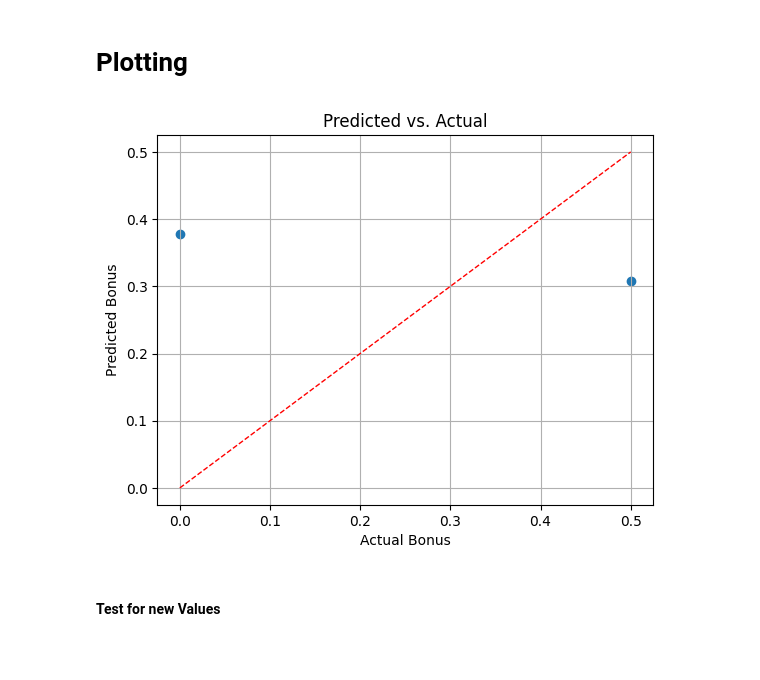
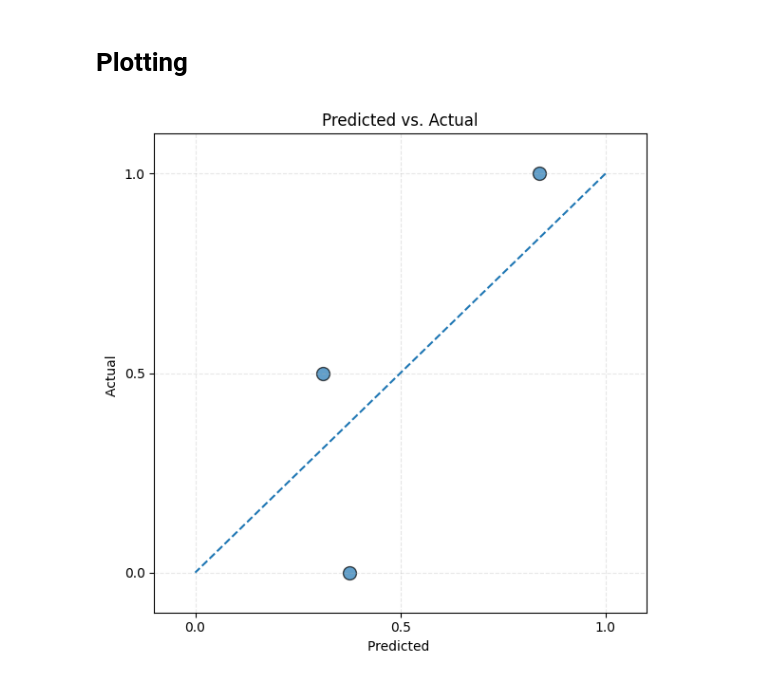
Before and after one commit to skossel/machineLearning, a Jupyter notebook: lernendenvortrag/predict_bonus.ipynb, the cells around one changed output. Saved outputs shown, nothing was run; the diff lists cells and outputs as text; code cells hidden in the pictures; blank space fills up the shorter version.

Commit message:
add bonus prediction

```diff
--- a/lernendenvortrag/predict_bonus.ipynb
+++ b/lernendenvortrag/predict_bonus.ipynb
@@ -41,6 +38,0 @@ print(y)
-# %%
-from sklearn.impute import SimpleImputer
-import numpy as np
-imputer = SimpleImputer(missing_values=np.nan, strategy='mean')
-imputer.fit(X[:, 7:8])
-X[:, 7:8] = np.round(imputer.transform(X[:, 7:8]), 2)
@@ -97,0 +76,6 @@ Matrix of features:
+# %%
+from sklearn.impute import SimpleImputer
+import numpy as np
+imputer = SimpleImputer(missing_values=np.nan, strategy='mean')
+imputer.fit(X[:, :])
+X[:, :] = np.round(imputer.transform(X[:, :]), 2)
@@ -99,7 +94,7 @@ Matrix of features:
 ## Aufteilung in Trainings- und Testset
 # %%
 from sklearn.model_selection import train_test_split
-X_train, X_test, y_train, y_test = train_test_split(X, y, test_size=0.2, random_state=1)
+X_train, X_test, y_train, y_test = train_test_split(X, y, test_size=0.33, random_state=1)
 # %%
 print(X_train)
 # %% [output]
@@ -134,10 +121,9 @@ print(y_test)
 ## Feature Scaling
 # %%
 from sklearn.preprocessing import StandardScaler
-startIndex = 10
 sc = StandardScaler()
-X_train[:, startIndex:] = sc.fit_transform(X_train[:, startIndex:])
-X_test[:, startIndex:] = sc.transform(X_test[:, startIndex:])
+X_train[:, :] = sc.fit_transform(X_train[:, :])
+X_test[:, :] = sc.transform(X_test[:, :])
 # %%
 import numpy as np
 
@@ -229,25 +186,28 @@ print(
 # Plotting
 # %%
 import matplotlib.pyplot as plt
-import numpy as np
 
-# Angenommen, du hast beides schon berechnet:
-# y_test = np.array([...])
-# y_pred = np.array([...])
+labels = [0.0, 0.5, 1.0]
 
-plt.figure()
-plt.scatter(y_test, y_pred, marker='o')
-# Ideallinie y = x
-min_val = np.min([y_test.min(), y_pred.min()])
-max_val = np.max([y_test.max(), y_pred.max()])
-plt.plot([min_val, max_val], [min_val, max_val], 'r--', linewidth=1)
+fig, ax = plt.subplots(figsize=(6,6))
 
-plt.xlabel('Actual Bonus')
-plt.ylabel('Predicted Bonus')
-plt.title('Predicted vs. Actual')
-plt.grid(True)
+ax.scatter(y_pred, y_test,
+           s=100, alpha=0.7, edgecolor='k', clip_on=False)
+
+ax.plot([1.0, 0.0], [1.0, 0.0], linestyle='--')
+
+ax.set_xticks(labels)
+ax.set_yticks(labels)
+
+ax.set_xlim(-0.1, 1.1)
+ax.set_ylim(-0.1, 1.1)
+
+ax.set_xlabel('Predicted ')
+ax.set_ylabel('Actual ')
+ax.set_title(f'Predicted vs. Actual')
+ax.grid(True, linestyle='--', alpha=0.3)
+
+plt.tight_layout()
 plt.show()
 # %% [output]
-[figure, old version]
+[figure, new version]
-# %% [markdown]
-#### Test for new Values
```
Also changed, not shown: parts of 32 cells of this notebook, 9 other files.
